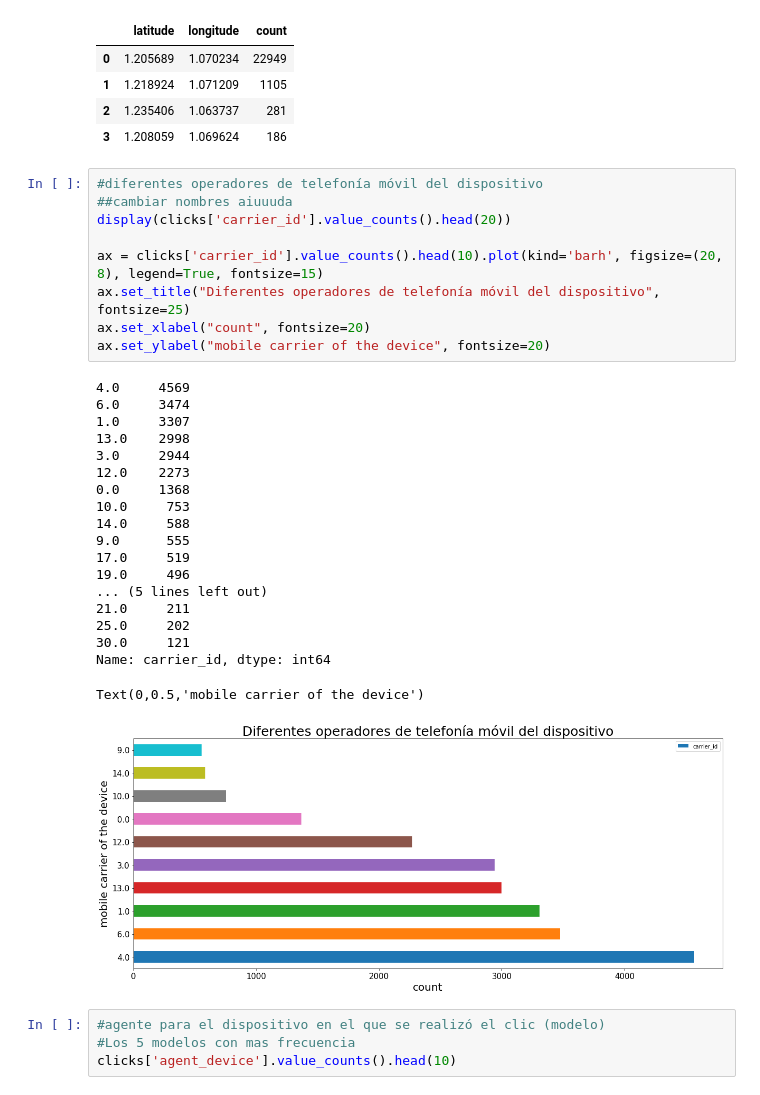
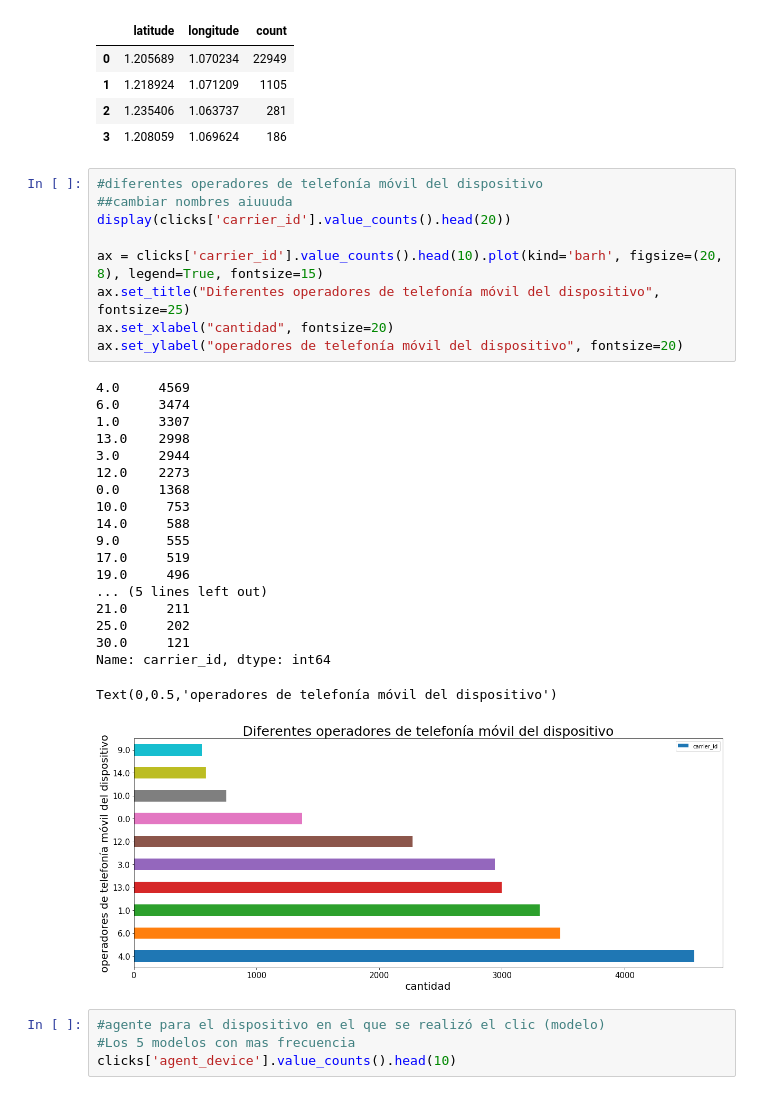
Before and after one commit to cruzpa95/Datos2019, a Jupyter notebook: clicks.ipynb, the cells around one changed output. Saved outputs shown, nothing was run; the diff lists cells and outputs as text.

```diff
--- a/clicks.ipynb
+++ b/clicks.ipynb
@@ -195,32 +198,32 @@ location[['latitude','longitude','count']]
 # %%
 #diferentes operadores de telefonía móvil del dispositivo
 ##cambiar nombres aiuuuda
 display(clicks['carrier_id'].value_counts().head(20))
 
 ax = clicks['carrier_id'].value_counts().head(10).plot(kind='barh', figsize=(20, 8), legend=True, fontsize=15)
 ax.set_title("Diferentes operadores de telefonía móvil del dispositivo", fontsize=25)
-ax.set_xlabel("count", fontsize=20)
-ax.set_ylabel("mobile carrier of the device", fontsize=20)
+ax.set_xlabel("cantidad", fontsize=20)
+ax.set_ylabel("operadores de telefonía móvil del dispositivo", fontsize=20)
 # %% [output]
 4.0     4569
 6.0     3474
 1.0     3307
 13.0    2998
 3.0     2944
 12.0    2273
 0.0     1368
 10.0     753
 14.0     588
 9.0      555
 17.0     519
 19.0     496
 ... (5 lines left out)
 21.0     211
 25.0     202
 30.0     121
 Name: carrier_id, dtype: int64
-Text(0,0.5,'mobile carrier of the device')
+Text(0,0.5,'operadores de telefonía móvil del dispositivo')
-[figure, old version]
+[figure, new version]
 # %%
 #agente para el dispositivo en el que se realizó el clic (modelo)
 #Los 5 modelos con mas frecuencia
```
Also changed, not shown: parts of 12 cells of this notebook, 1 other file.
